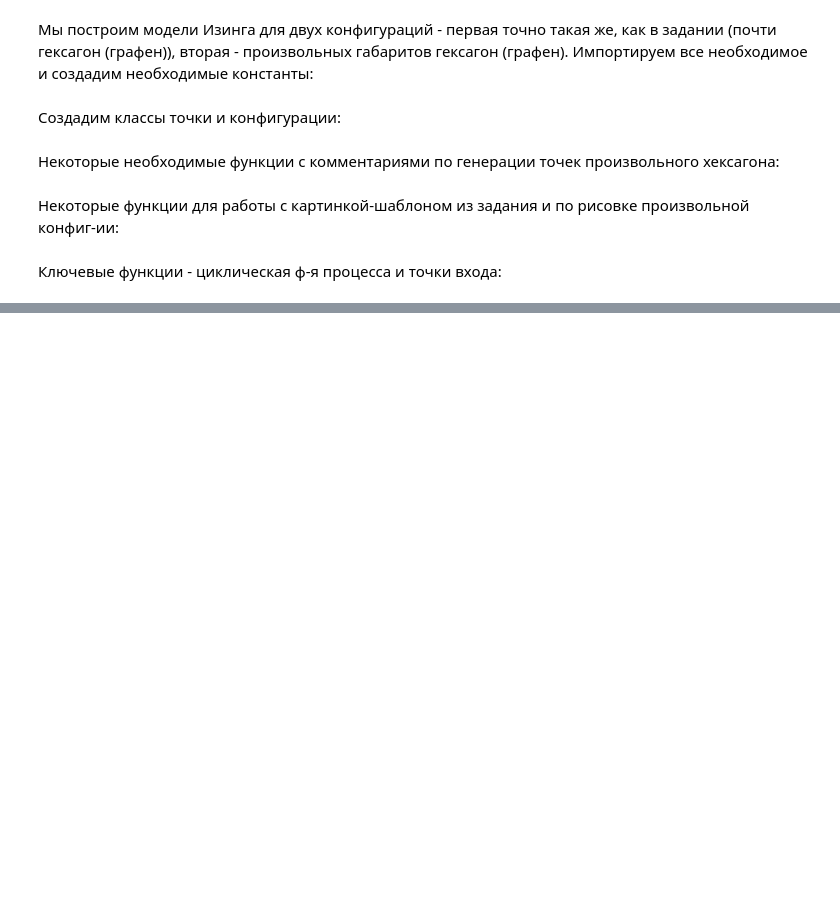
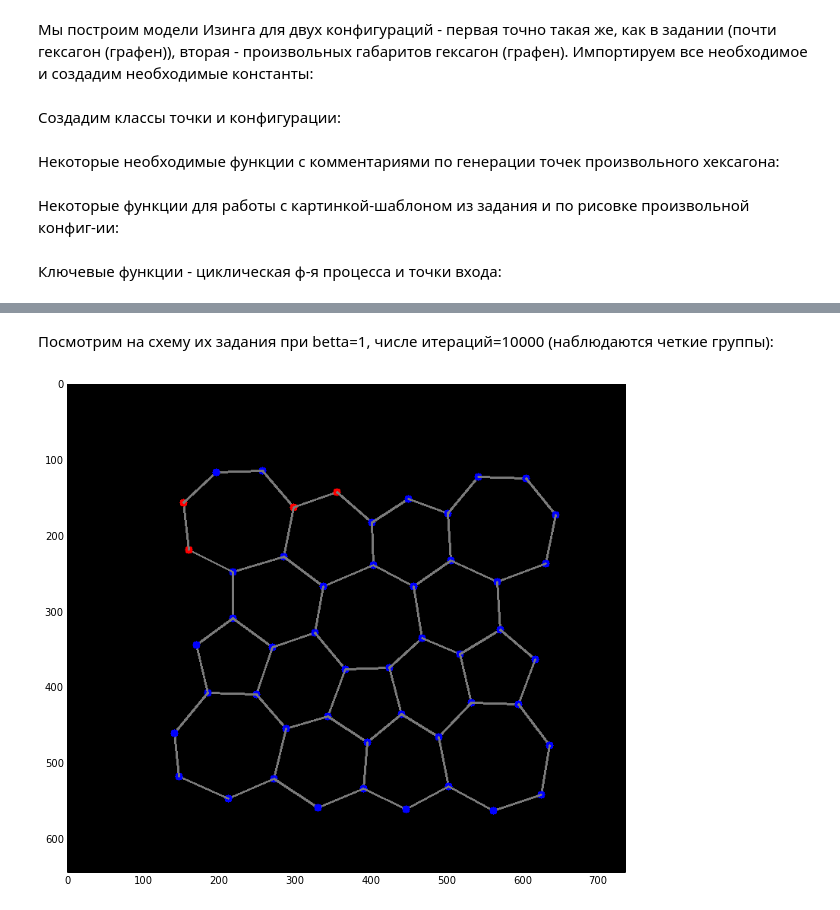
Before and after one commit to seovchinnikov/funny_stat, a Jupyter notebook: ising_model.ipynb, the cells around one changed output, grey strips where cells are left out. Saved outputs shown, nothing was run; the diff lists cells and outputs as text; code cells hidden in the pictures; blank space fills up the shorter version.

```diff
--- a/ising_model.ipynb
+++ b/ising_model.ipynb
@@ -359,0 +294,6 @@ demoBig(-3., 1000)
+# %% [markdown]
+Посмотрим на схему их задания при betta=1, числе итераций=10000 (наблюдаются четкие группы):
+# %%
+demoTemplate(1., 10000)
+# %% [output]
+[figure, added]
```
Also changed, not shown: parts of 50 cells of this notebook.
